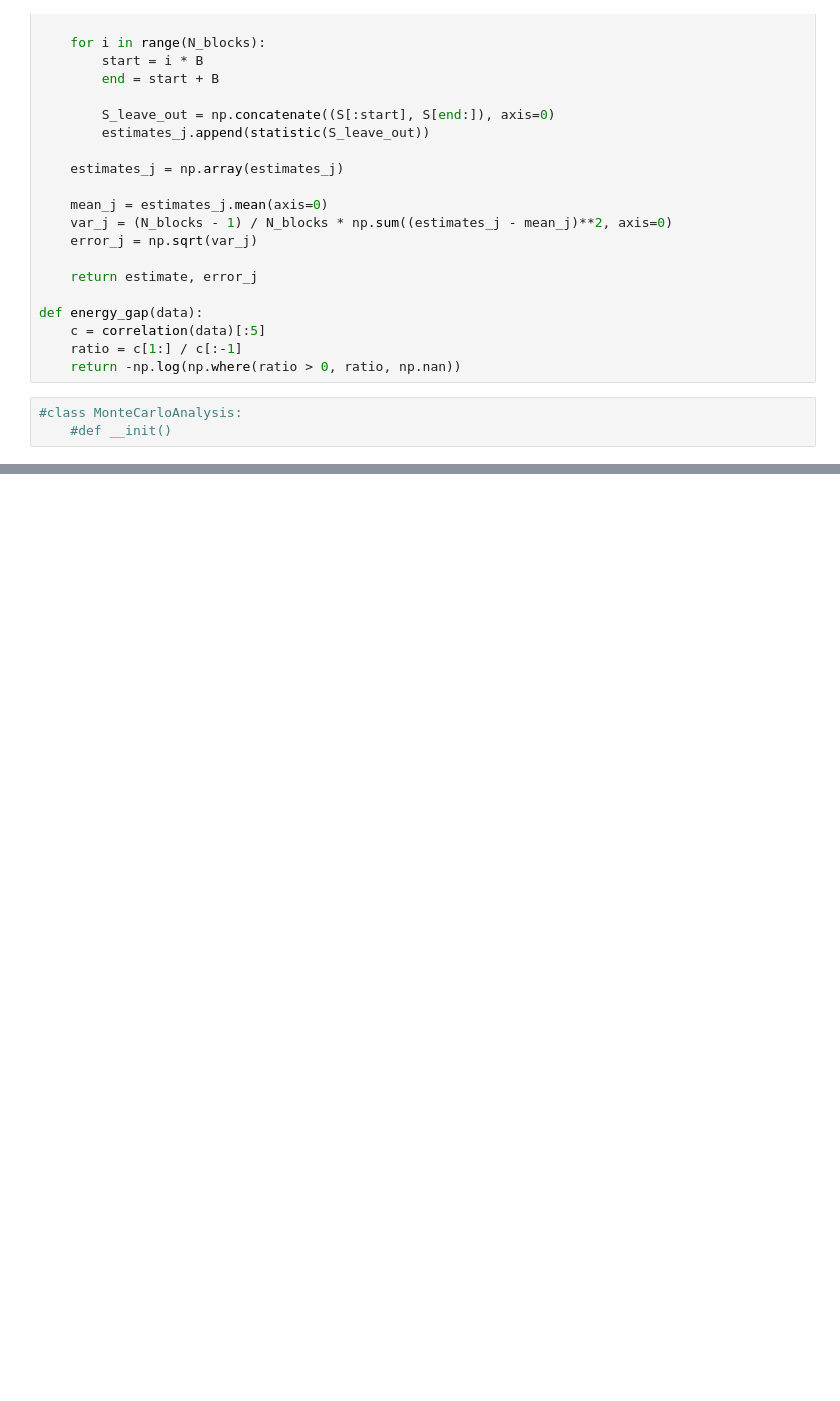
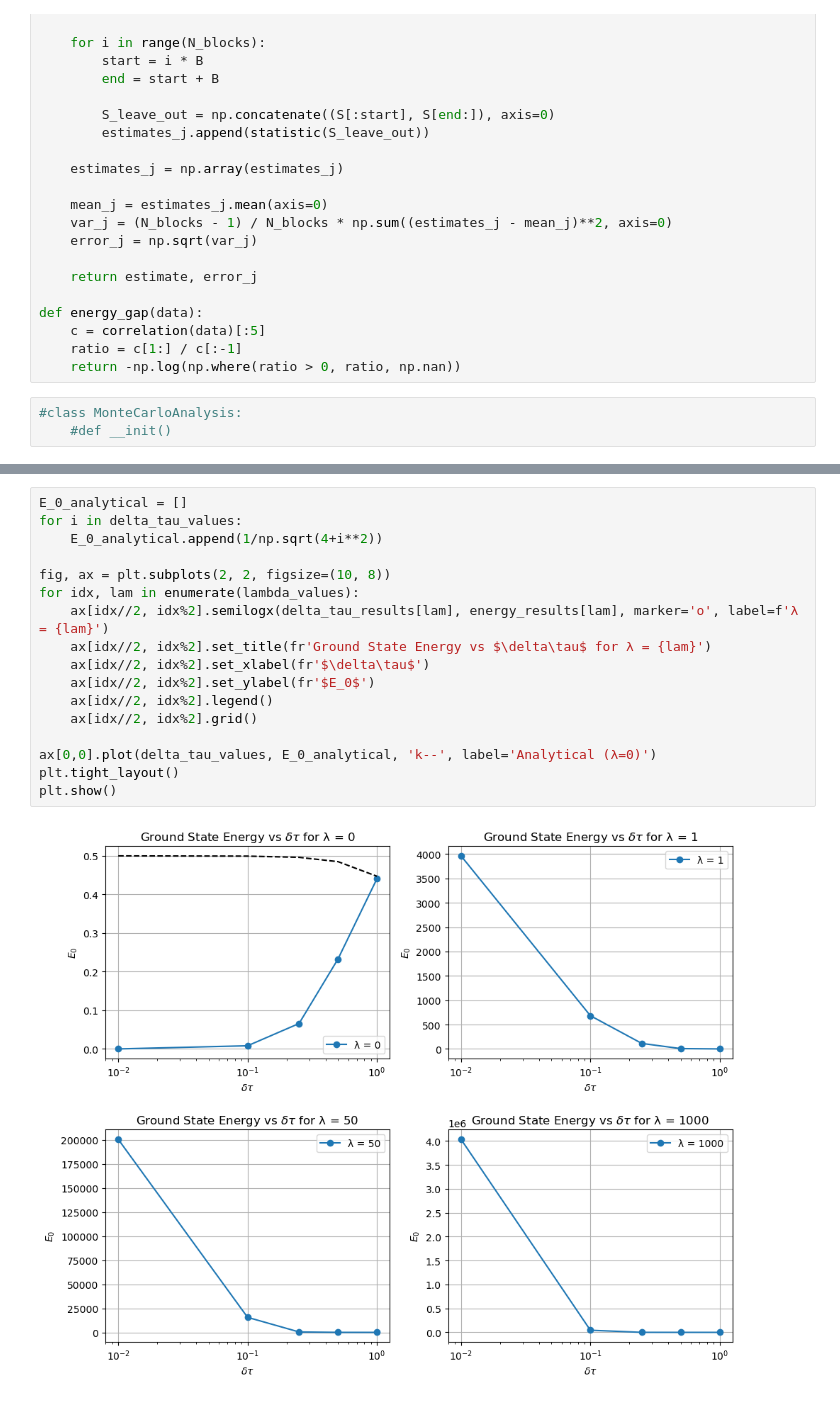
Before and after one commit to phillyyymcd/SHP_QuantumHarmonicOscillator, a Jupyter notebook: SHP_structured.ipynb, the cells around one changed output, grey strips where cells are left out. Drawn from its saved outputs; the diff is of its cells as text; blank space fills up the shorter version.

```diff
--- a/SHP_structured.ipynb
+++ b/SHP_structured.ipynb
@@ -419,0 +619,19 @@ plt.show()
+# %%
+E_0_analytical = []
+for i in delta_tau_values:
+    E_0_analytical.append(1/np.sqrt(4+i**2))
+
+fig, ax = plt.subplots(2, 2, figsize=(10, 8))
+for idx, lam in enumerate(lambda_values):
+    ax[idx//2, idx%2].semilogx(delta_tau_results[lam], energy_results[lam], marker='o', label=f'λ = {lam}')
+    ax[idx//2, idx%2].set_title(fr'Ground State Energy vs $\delta\tau$ for λ = {lam}')
+    ax[idx//2, idx%2].set_xlabel(fr'$\delta\tau$')
+    ax[idx//2, idx%2].set_ylabel(fr'$E_0$')
+    ax[idx//2, idx%2].legend()
+    ax[idx//2, idx%2].grid()
+
+ax[0,0].plot(delta_tau_values, E_0_analytical, 'k--', label='Analytical (λ=0)')
+plt.tight_layout()
+plt.show()
+# %% [output]
+[figure, added]
```
Also changed, not shown: parts of 8 cells of this notebook.
